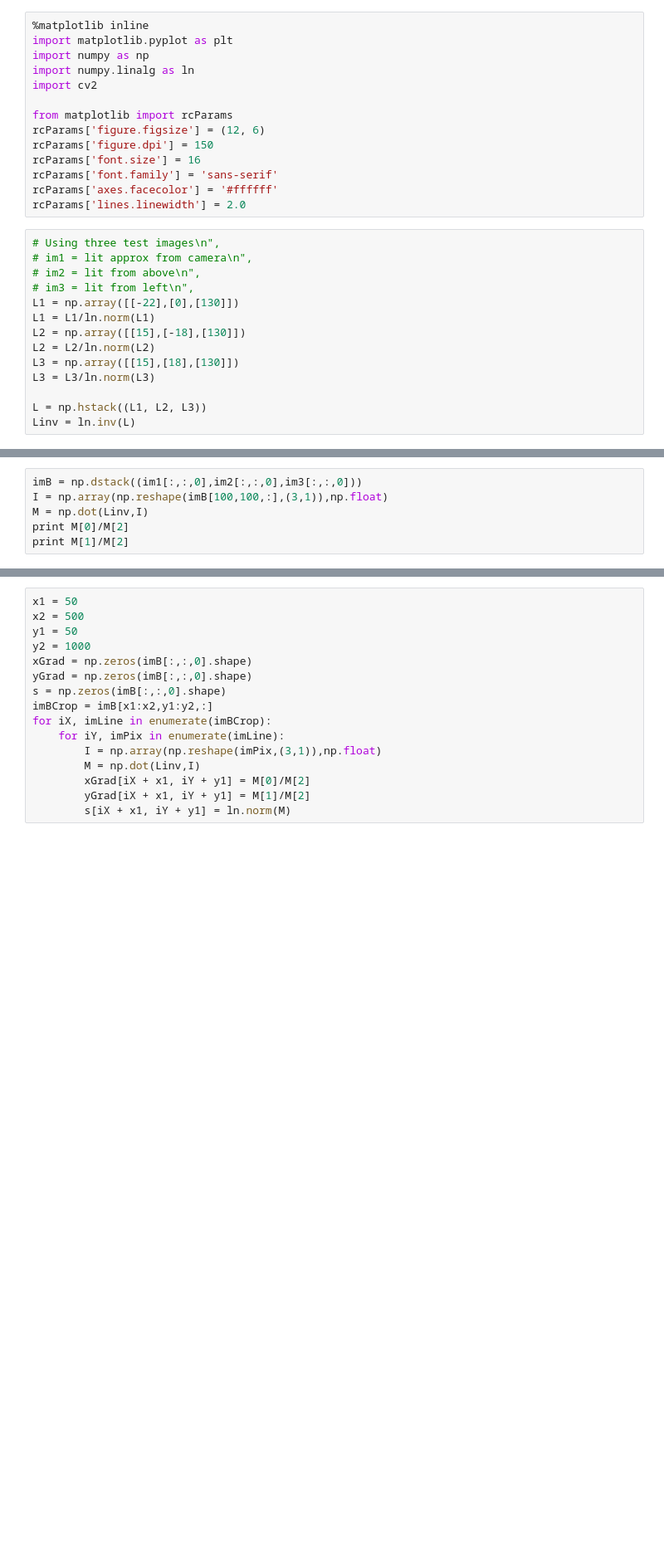
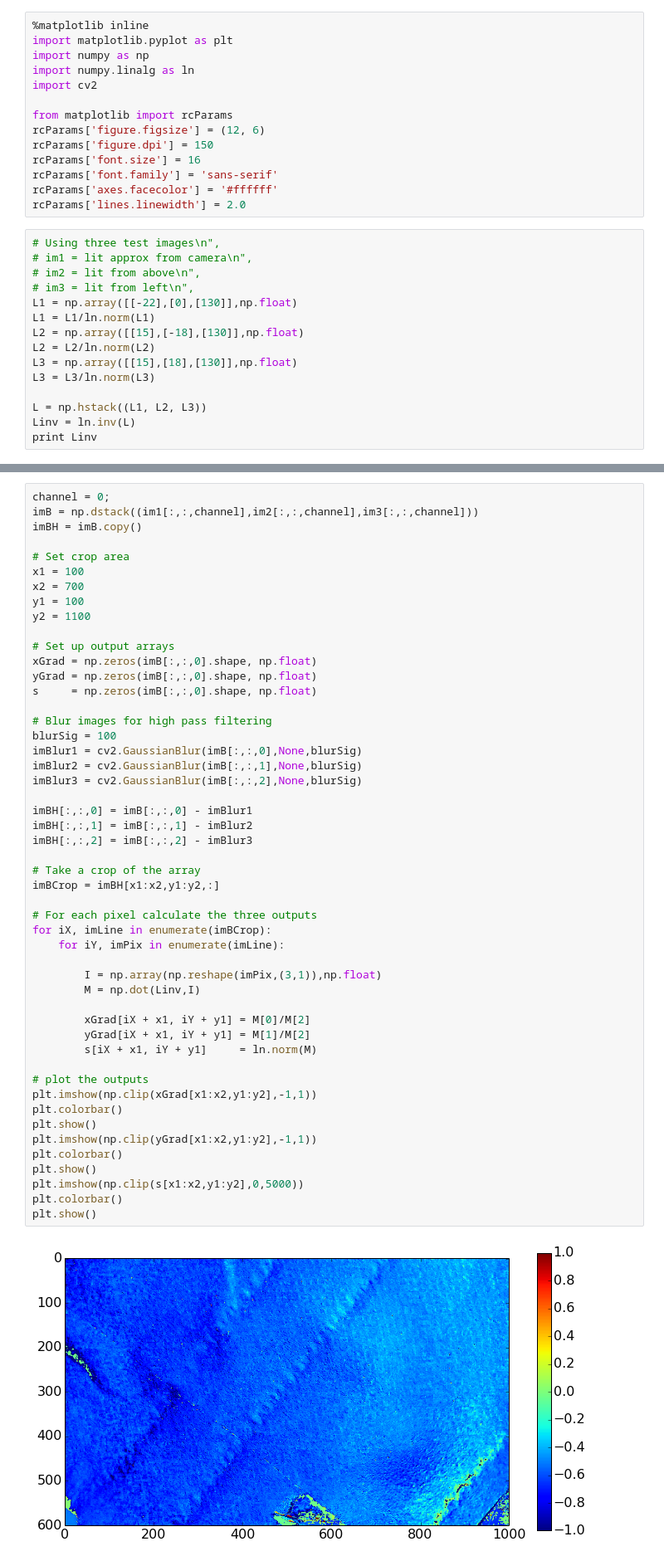
Before and after one commit to Buntworthy/notebooks, a Jupyter notebook: Photometric Stereo.ipynb, the cells around one changed output, grey strips where cells are left out. Shown at 83% size. Saved outputs shown, nothing was run; the diff lists cells and outputs as text; blank space fills up the shorter version.

```diff
--- a/Photometric Stereo.ipynb
+++ b/Photometric Stereo.ipynb
@@ -17,12 +17,13 @@ rcParams['lines.linewidth'] = 2.0
 # im1 = lit approx from camera\n",
 # im2 = lit from above\n",
 # im3 = lit from left\n",
-L1 = np.array([[-22],[0],[130]])
+L1 = np.array([[-22],[0],[130]],np.float)
 L1 = L1/ln.norm(L1)
-L2 = np.array([[15],[-18],[130]])
+L2 = np.array([[15],[-18],[130]],np.float)
 L2 = L2/ln.norm(L2)
-L3 = np.array([[15],[18],[130]])
+L3 = np.array([[15],[18],[130]],np.float)
 L3 = L3/ln.norm(L3)
 
 L = np.hstack((L1, L2, L3))
 Linv = ln.inv(L)
+print Linv
@@ -43,6 +47,0 @@ plt.show()
-# %%
-imB = np.dstack((im1[:,:,0],im2[:,:,0],im3[:,:,0]))
-I = np.array(np.reshape(imB[100,100,:],(3,1)),np.float)
-M = np.dot(Linv,I)
-print M[0]/M[2]
-print M[1]/M[2]
@@ -52,16 +48,52 @@ print M[1]/M[2]
 # %%
-x1 = 50
-x2 = 500
-y1 = 50
-y2 = 1000
-xGrad = np.zeros(imB[:,:,0].shape)
-yGrad = np.zeros(imB[:,:,0].shape)
-s = np.zeros(imB[:,:,0].shape)
-imBCrop = imB[x1:x2,y1:y2,:]
+channel = 0;
+imB = np.dstack((im1[:,:,channel],im2[:,:,channel],im3[:,:,channel]))
+imBH = imB.copy()
+
+# Set crop area
+x1 = 100
+x2 = 700
+y1 = 100
+y2 = 1100
+
+# Set up output arrays
+xGrad = np.zeros(imB[:,:,0].shape, np.float)
+yGrad = np.zeros(imB[:,:,0].shape, np.float)
+s     = np.zeros(imB[:,:,0].shape, np.float)
+
+# Blur images for high pass filtering
+blurSig = 100
+imBlur1 = cv2.GaussianBlur(imB[:,:,0],None,blurSig)
+imBlur2 = cv2.GaussianBlur(imB[:,:,1],None,blurSig)
+imBlur3 = cv2.GaussianBlur(imB[:,:,2],None,blurSig)
+
+imBH[:,:,0] = imB[:,:,0] - imBlur1
+imBH[:,:,1] = imB[:,:,1] - imBlur2
+imBH[:,:,2] = imB[:,:,2] - imBlur3
+
+# Take a crop of the array
+imBCrop = imBH[x1:x2,y1:y2,:]
+
+# For each pixel calculate the three outputs
 for iX, imLine in enumerate(imBCrop):
     for iY, imPix in enumerate(imLine):
+
         I = np.array(np.reshape(imPix,(3,1)),np.float)
         M = np.dot(Linv,I)
+
         xGrad[iX + x1, iY + y1] = M[0]/M[2]
         yGrad[iX + x1, iY + y1] = M[1]/M[2]
-        s[iX + x1, iY + y1] = ln.norm(M)
+        s[iX + x1, iY + y1]     = ln.norm(M)
+
+# plot the outputs
+plt.imshow(np.clip(xGrad[x1:x2,y1:y2],-1,1))
+plt.colorbar()
+plt.show()
+plt.imshow(np.clip(yGrad[x1:x2,y1:y2],-1,1))
+plt.colorbar()
+plt.show()
+plt.imshow(np.clip(s[x1:x2,y1:y2],0,5000))
+plt.colorbar()
+plt.show()
+# %% [output]
+[figure, added]
```
Also changed, not shown: parts of 7 cells of this notebook, 3 other files.
